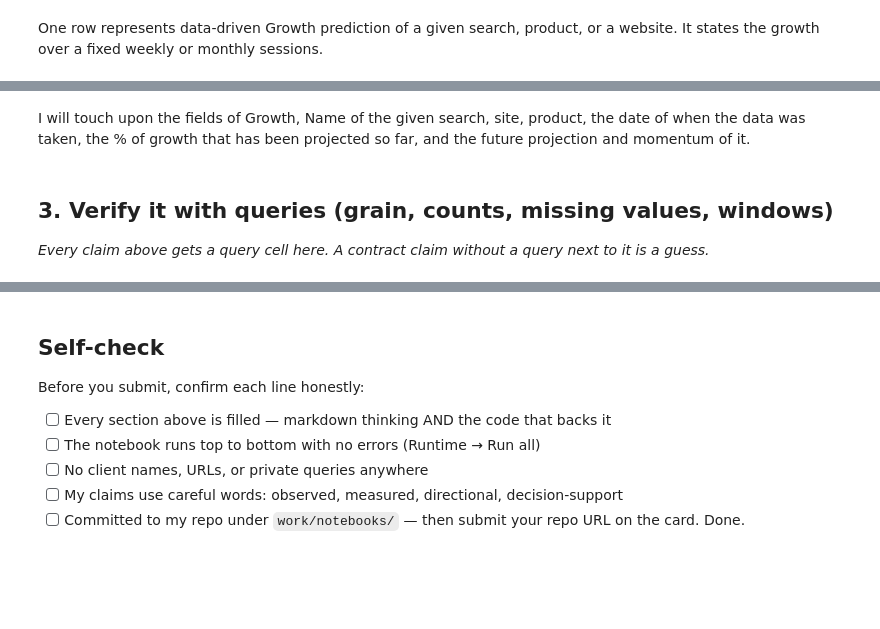
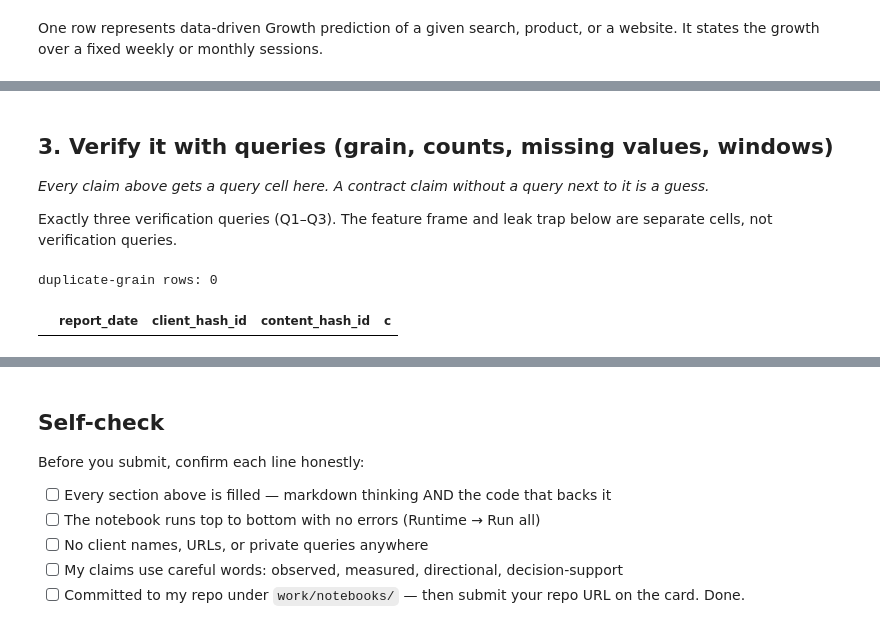
Before and after one commit to nglfrsarthak/FlyRank-Internship, a Jupyter notebook: work/notebooks/w03_data_contract.ipynb, the cells around one changed output, grey strips where cells are left out. Saved outputs shown, nothing was run; the diff lists cells and outputs as text; code cells hidden in the pictures; blank space fills up the shorter version.

```diff
--- a/work/notebooks/w03_data_contract.ipynb
+++ b/work/notebooks/w03_data_contract.ipynb
@@ -22,2 +59,0 @@ One row represents data-driven Growth prediction of a given search, product, or
-# %% [markdown]
-I will touch upon the fields of Growth, Name of the given search, site, product, the date of when the data was taken, the % of growth that has been projected so far, and the future projection and momentum of it.
@@ -28,3 +61,5 @@ I will touch upon the fields of Growth, Name of the given search, site, product,
 ## 3. Verify it with queries (grain, counts, missing values, windows)
 
 *Every claim above gets a query cell here. A contract claim without a query next to it is a guess.*
+
+Exactly three verification queries (Q1–Q3). The feature frame and leak trap below are separate cells, not verification queries.
@@ -33,0 +66,15 @@ I will touch upon the fields of Growth, Name of the given search, site, product,
+# %%
+# Q1 — GRAIN: one row really is report_date x client x content.
+# Zero rows back means the grain holds.
+q1 = con.sql(f"""
+    SELECT report_date, client_hash_id, content_hash_id, COUNT(*) AS c
+    FROM {MONTH}
+    GROUP BY 1, 2, 3
+    HAVING COUNT(*) > 1
+    LIMIT 5
+""").df()
+print('duplicate-grain rows:', len(q1))
+q1
+# %% [output]
+duplicate-grain rows: 0
+|  | report_date | client_hash_id | content_hash_id | c |
```
Also changed, not shown: parts of 17 cells of this notebook.
